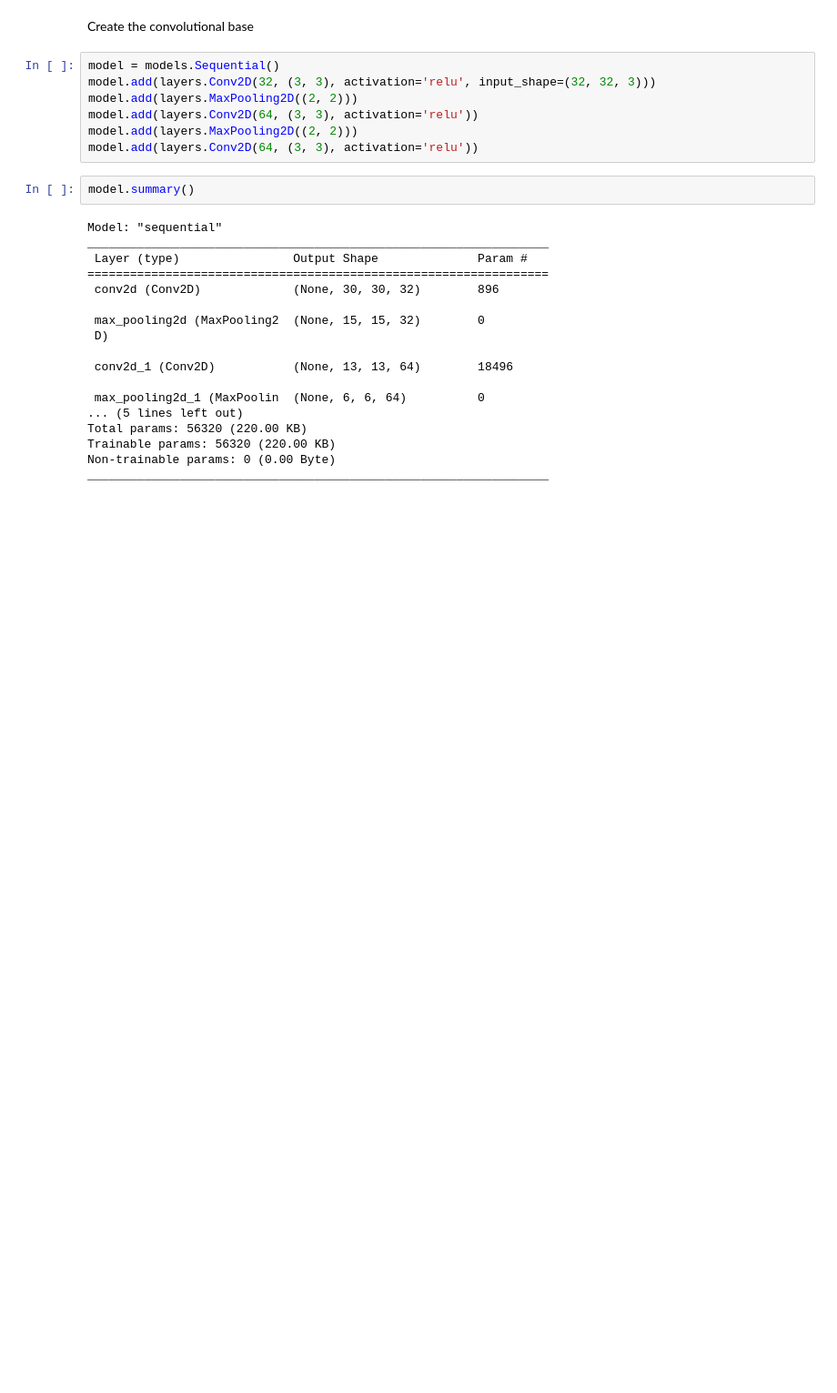
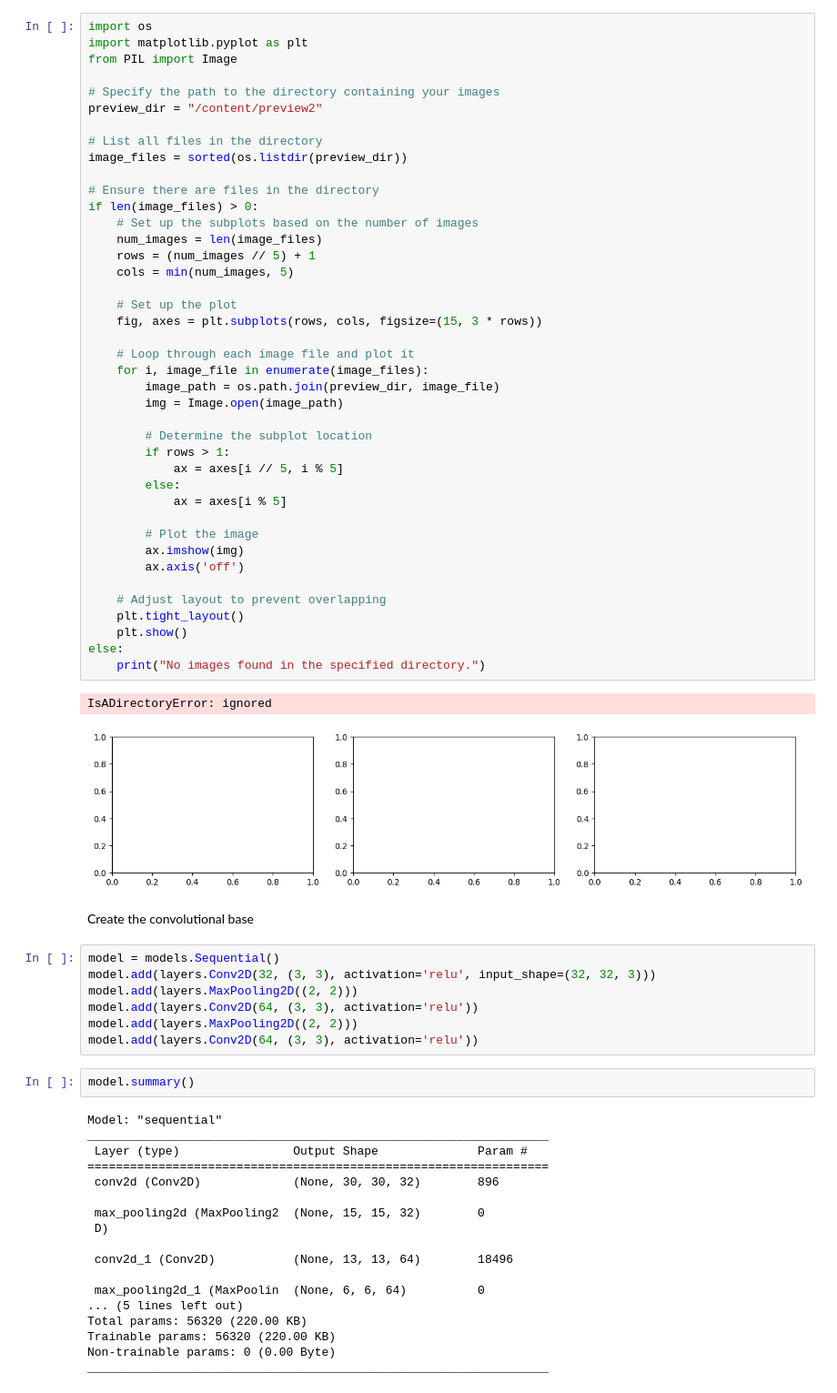
Before and after one commit to Stephen-Gordon/python_cnn_image_classification, a Jupyter notebook: image_classification.ipynb, the cells around one changed output. Shown at 91% size. Saved outputs shown, nothing was run; the diff lists cells and outputs as text; blank space fills up the shorter version.

```diff
--- a/image_classification.ipynb
+++ b/image_classification.ipynb
@@ -33,3 +64,47 @@ plt.show()
+# %%
+import os
+import matplotlib.pyplot as plt
+from PIL import Image
+
+# Specify the path to the directory containing your images
+preview_dir = "/content/preview2"
+
+# List all files in the directory
+image_files = sorted(os.listdir(preview_dir))
+
+# Ensure there are files in the directory
+if len(image_files) > 0:
+    # Set up the subplots based on the number of images
+    num_images = len(image_files)
+    rows = (num_images // 5) + 1
+    cols = min(num_images, 5)
+
+    # Set up the plot
+    fig, axes = plt.subplots(rows, cols, figsize=(15, 3 * rows))
+
+    # Loop through each image file and plot it
+    for i, image_file in enumerate(image_files):
+        image_path = os.path.join(preview_dir, image_file)
+        img = Image.open(image_path)
+
+        # Determine the subplot location
+        if rows > 1:
+            ax = axes[i // 5, i % 5]
+        else:
+            ax = axes[i % 5]
+
+        # Plot the image
+        ax.imshow(img)
+        ax.axis('off')
+
+    # Adjust layout to prevent overlapping
+    plt.tight_layout()
+    plt.show()
+else:
+    print("No images found in the specified directory.")
+# %% [output]
+IsADirectoryError: ignored
+[figure, added]
 # %% [markdown]
 Create the convolutional base
 # %%
```
Also changed, not shown: parts of 4 cells of this notebook.
